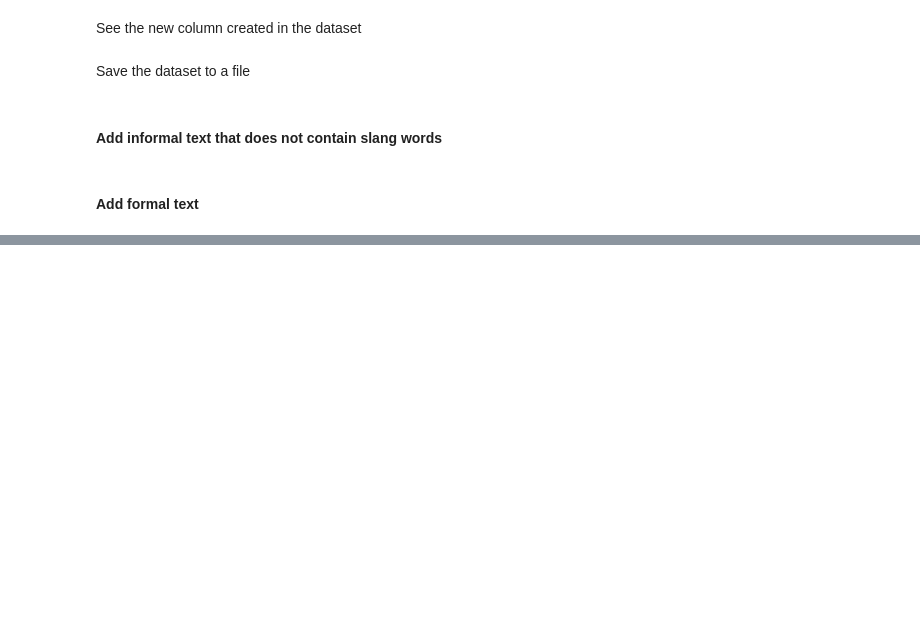
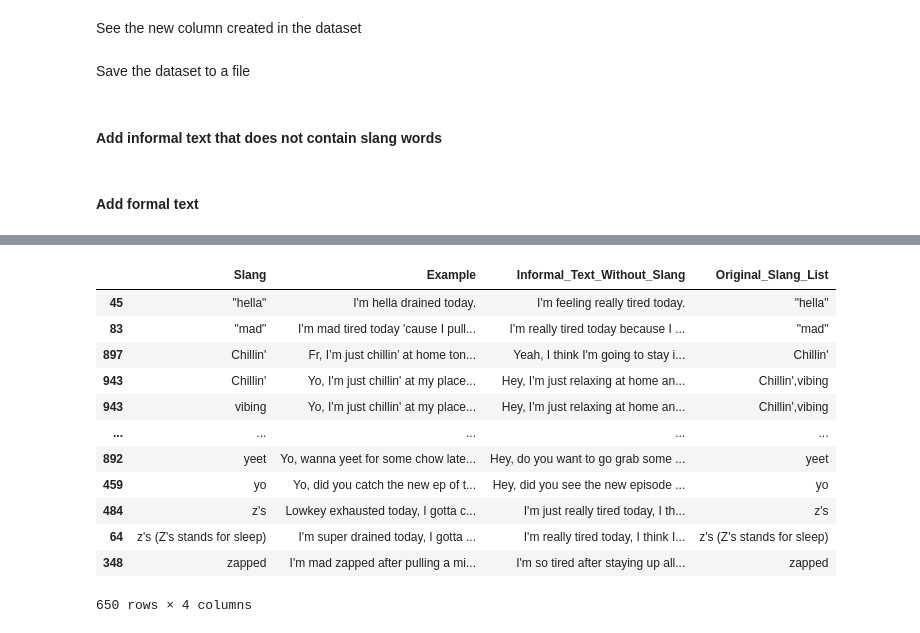
Before and after one commit to au-nlp/project-milestone-p2-group1, a Jupyter notebook: scripts/Data_Creation.ipynb, the cells around one changed output, grey strips where cells are left out. Saved outputs shown, nothing was run; the diff lists cells and outputs as text; code cells hidden in the pictures; blank space fills up the shorter version.

```diff
--- a/scripts/Data_Creation.ipynb
+++ b/scripts/Data_Creation.ipynb
@@ -443,0 +627,17 @@ df_mlbtrio.to_csv("genz_slang.csv", index=False)
+# %%
+df_unique = df_split.loc[df_pairs.groupby('Slang')['Example'].apply(lambda x: x.str.len().idxmin())]
+df_unique
+# %% [output]
+|  | Slang | Example | Informal_Text_Without_Slang | Original_Slang_List |
+| 45 | "hella" | I'm hella drained today. | I'm feeling really tired today. | "hella" |
+| 83 | "mad" | I'm mad tired today 'cause I pull... | I'm really tired today because I ... | "mad" |
+| 897 | Chillin' | Fr, I’m just chillin’ at home ton... | Yeah, I think I'm going to stay i... | Chillin' |
+| 943 | Chillin' | Yo, I'm just chillin' at my place... | Hey, I'm just relaxing at home an... | Chillin',vibing |
+| 943 | vibing | Yo, I'm just chillin' at my place... | Hey, I'm just relaxing at home an... | Chillin',vibing |
+| ... | ... | ... | ... | ... |
+| 892 | yeet | Yo, wanna yeet for some chow late... | Hey, do you want to go grab some ... | yeet |
+| 459 | yo | Yo, did you catch the new ep of t... | Hey, did you see the new episode ... | yo |
+| 484 | z's | Lowkey exhausted today, I gotta c... | I'm just really tired today, I th... | z's |
+| 64 | z's (Z's stands for sleep) | I'm super drained today, I gotta ... | I'm really tired today, I think I... | z's (Z's stands for sleep) |
+| 348 | zapped | I'm mad zapped after pulling a mi... | I'm so tired after staying up all... | zapped |
+650 rows × 4 columns
```
Also changed, not shown: parts of 43 cells of this notebook, 6 other files.
